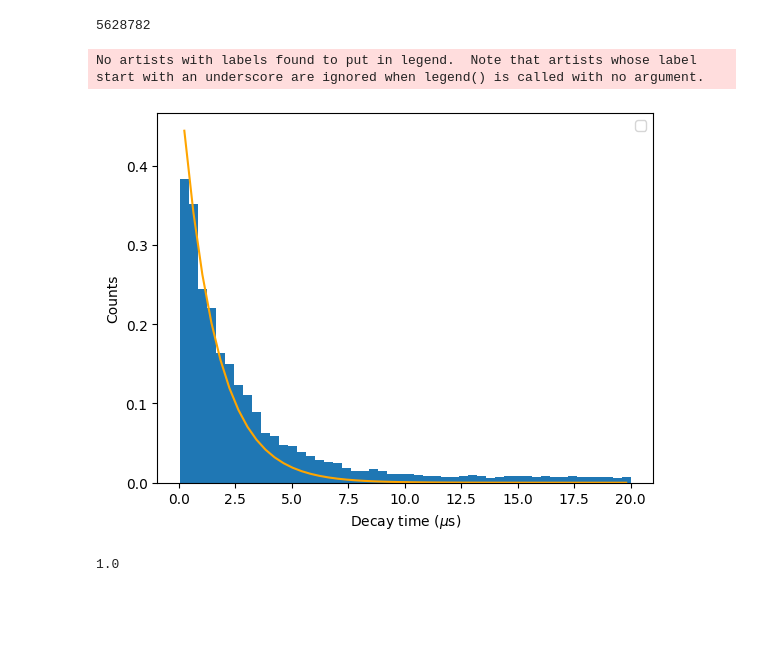
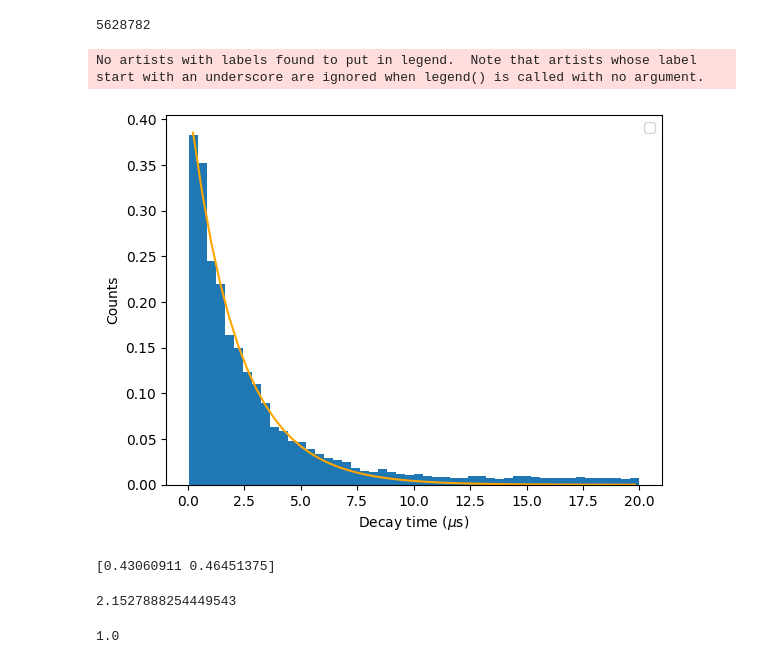
Before and after one commit to corbinallison/Muon-Data, a Jupyter notebook: data_process.ipynb, the cells around one changed output. Saved outputs shown, nothing was run; the diff lists cells and outputs as text; code cells hidden in the pictures; blank space fills up the shorter version.

```diff
--- a/data_process.ipynb
+++ b/data_process.ipynb
@@ -32,23 +32,31 @@ bins = [3.92157(i+1) for i in range(51])*
 # %%
 counts, bin_edges, fig = plt.hist(good_counts/1000, bins=50, density=True)
 plt.xlabel('Decay time ($\mu$s)')
 plt.ylabel('Counts')
 
 
-counts = counts/counts.max()
+#counts = counts/counts.max()
 bin_centers = 0.5 * (bin_edges[1:] + bin_edges[:-1])
 
 def exp(x, a, b):
     return a*np.exp(-b*x)
 
-parameters, cov = curve_fit(gaussian, bin_centers, counts)
+parameters, cov = curve_fit(exp, bin_centers, counts)
 
 plt.plot(bin_centers, exp(bin_centers, *parameters), color='orange')
 plt.legend()
 plt.show()
 # %% [output]
 No artists with labels found to put in legend.  Note that artists whose label start with an underscore are ignored when legend() is called with no argument.
-[figure, old version]
+[figure, new version]
+# %%
+print(parameters)
+# %% [output]
+[0.43060911 0.46451375]
+# %%
+1/parameters[1]
+# %% [output]
+2.1527888254449543
 # %%
 bin_centers = 0.5 * (bin_edges[1:] + bin_edges[:-1])
 
```
